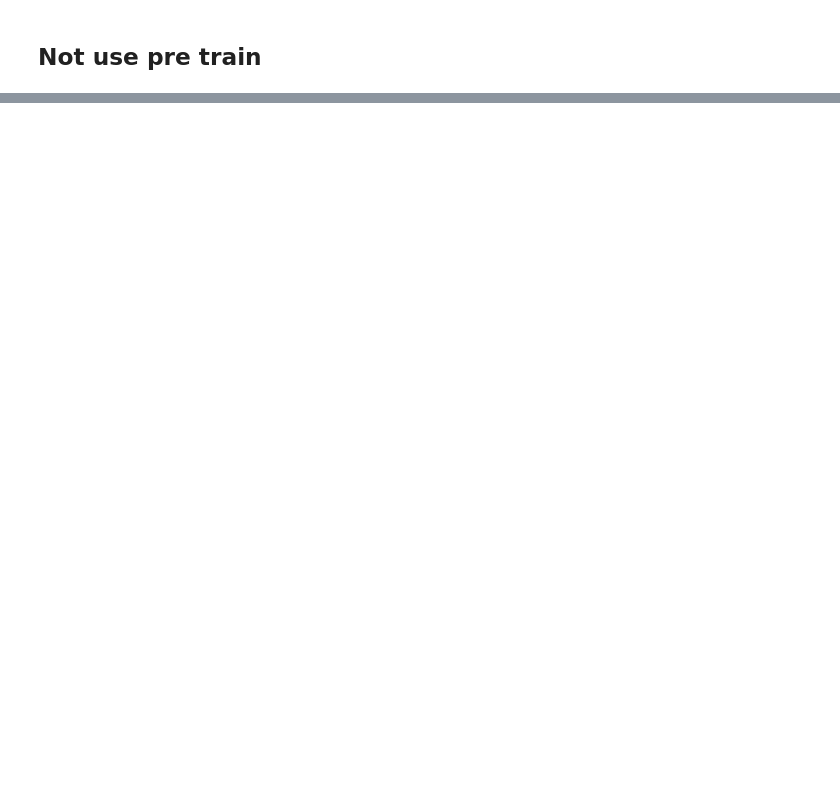
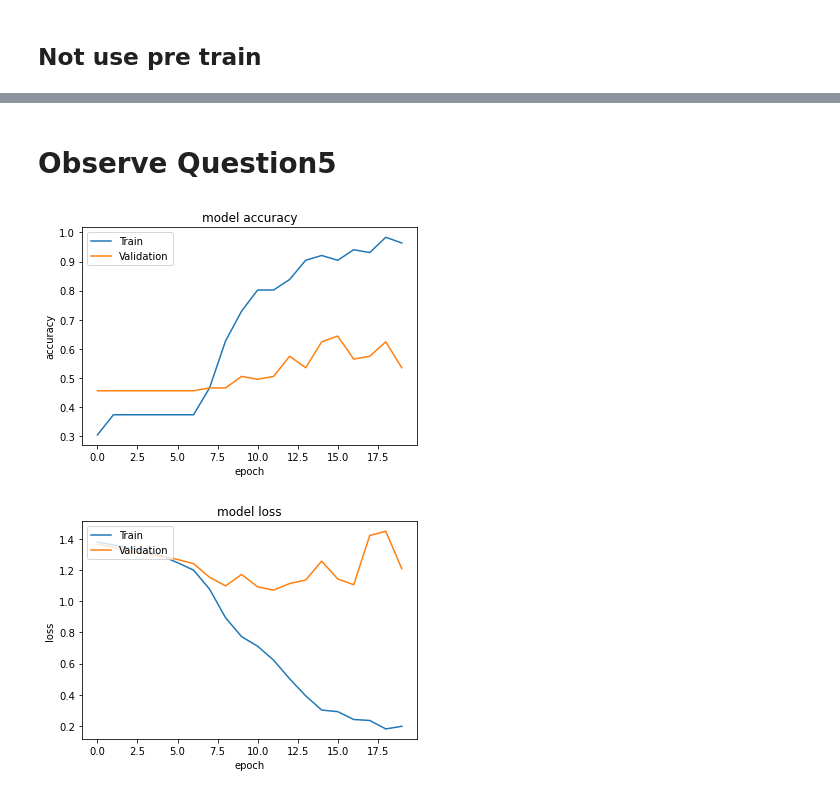
Before and after one commit to Kla10011/FRA501-NLP, a Jupyter notebook: HW2/HW2.2-WordRepresentation.ipynb, the cells around one changed output, grey strips where cells are left out. Saved outputs shown, nothing was run; the diff lists cells and outputs as text; code cells hidden in the pictures; blank space fills up the shorter version.

```diff
--- a/HW2/HW2.2-WordRepresentation.ipynb
+++ b/HW2/HW2.2-WordRepresentation.ipynb
@@ -476,0 +756,7 @@ print("test loss, test acc:", results)
+# %% [markdown]
+# Observe Question5
+# %%
+plot_history(history1) #Not use pre train
+# %% [output]
+[figure, added]
+[figure, added]
```
Also changed, not shown: parts of 43 cells of this notebook, 3 other files.
